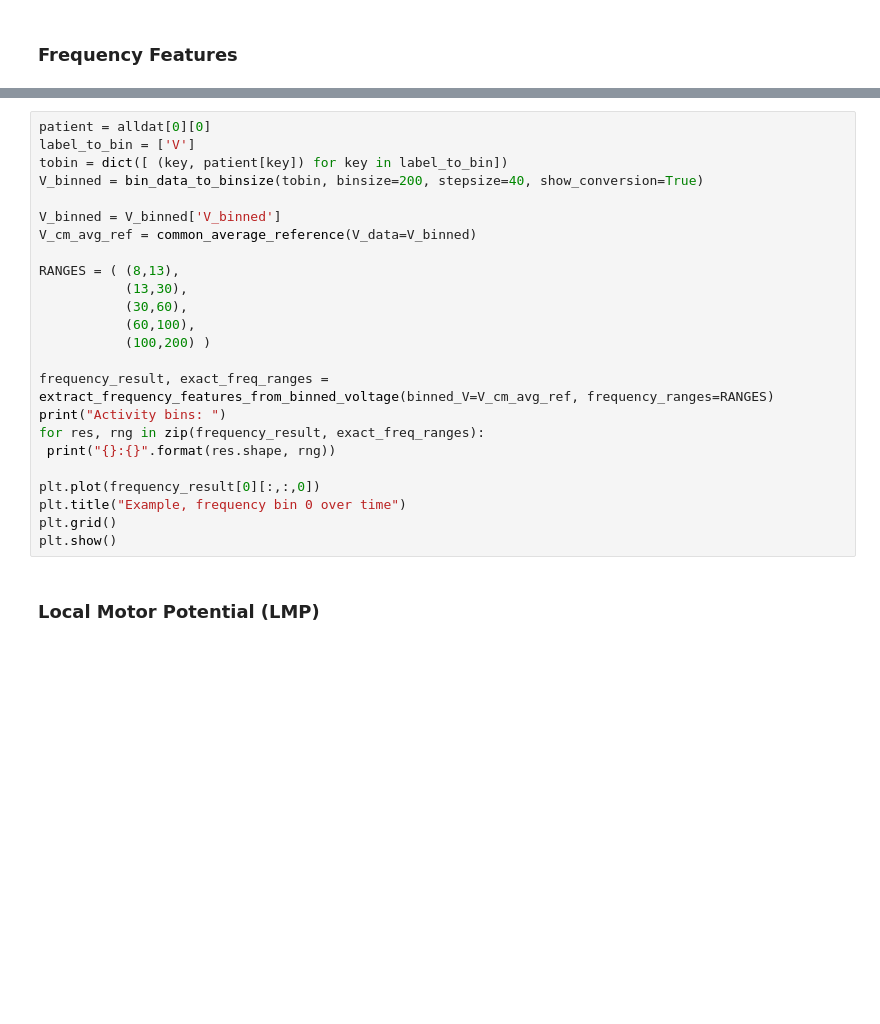
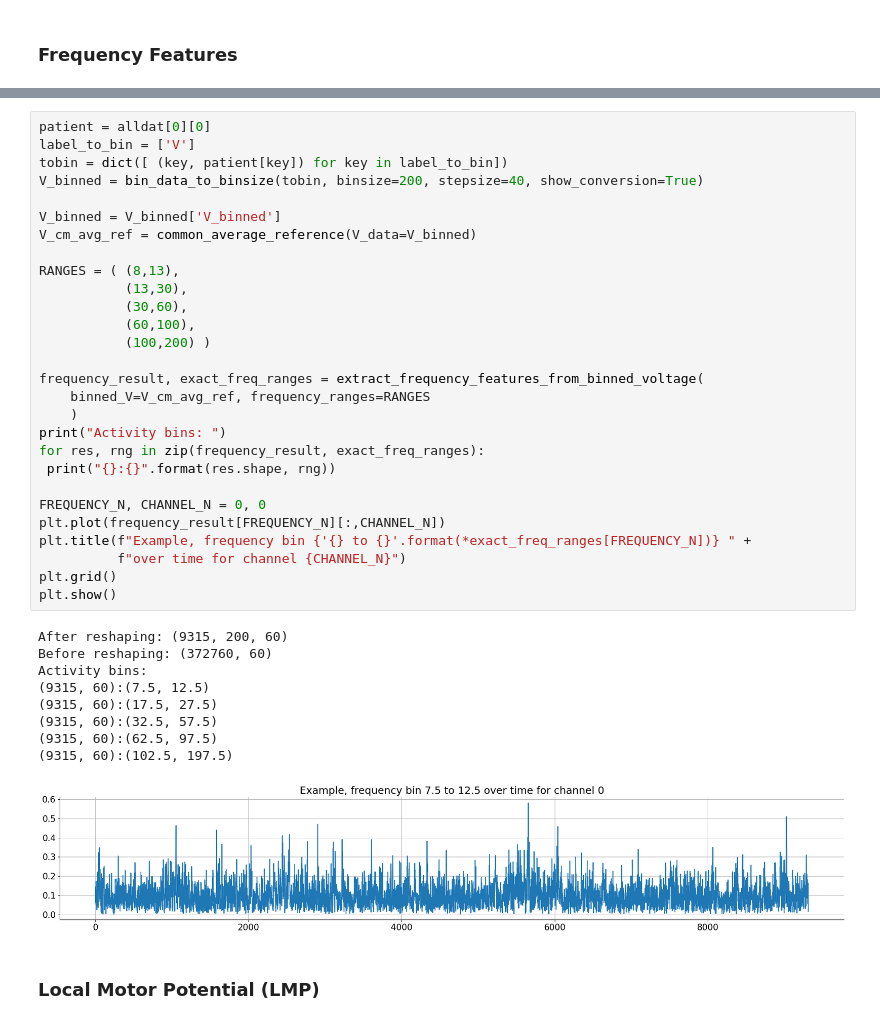
Before and after one commit to UBCMint/Joystick-Prediction, a Jupyter notebook: Index.ipynb, the cells around one changed output, grey strips where cells are left out. Cells and saved outputs as stored; diff of their text form; blank space fills up the shorter version.

Commit message:
Added a visual inspection & sanity check for the function extract_frequency_features_from_binned_voltage, and fixed a bug in the function where the incorrect bin was extracted.

```diff
--- a/Index.ipynb
+++ b/Index.ipynb
@@ -997,27 +1219,41 @@ def extract_frequency_features_from_binned_voltage(
 # %%
 patient = alldat[0][0]
 label_to_bin = ['V']
 tobin = dict([ (key, patient[key]) for key in label_to_bin])
 V_binned = bin_data_to_binsize(tobin, binsize=200, stepsize=40, show_conversion=True)
 
 V_binned = V_binned['V_binned']
 V_cm_avg_ref = common_average_reference(V_data=V_binned)
 
 RANGES = ( (8,13),
            (13,30),
            (30,60),
            (60,100),
            (100,200) )
 
-frequency_result, exact_freq_ranges = extract_frequency_features_from_binned_voltage(binned_V=V_cm_avg_ref, frequency_ranges=RANGES)
+frequency_result, exact_freq_ranges = extract_frequency_features_from_binned_voltage(
+    binned_V=V_cm_avg_ref, frequency_ranges=RANGES
+    )
 print("Activity bins: ")
 for res, rng in zip(frequency_result, exact_freq_ranges):
  print("{}:{}".format(res.shape, rng))
 
-plt.plot(frequency_result[0][:,:,0])
-plt.title("Example, frequency bin 0 over time")
+FREQUENCY_N, CHANNEL_N = 0, 0
+plt.plot(frequency_result[FREQUENCY_N][:,CHANNEL_N])
+plt.title(f"Example, frequency bin {'{} to {}'.format(*exact_freq_ranges[FREQUENCY_N])} " +
+          f"over time for channel {CHANNEL_N}")
 plt.grid()
 plt.show()
+# %% [output]
+After reshaping: (9315, 200, 60)
+Before reshaping: (372760, 60)
+Activity bins:
+(9315, 60):(7.5, 12.5)
+(9315, 60):(17.5, 27.5)
+(9315, 60):(32.5, 57.5)
+(9315, 60):(62.5, 97.5)
+(9315, 60):(102.5, 197.5)
+[figure, added]
 # %% [markdown]
 ### Local Motor Potential (LMP)
 # %%
```
Also changed, not shown: parts of 15 cells of this notebook.
